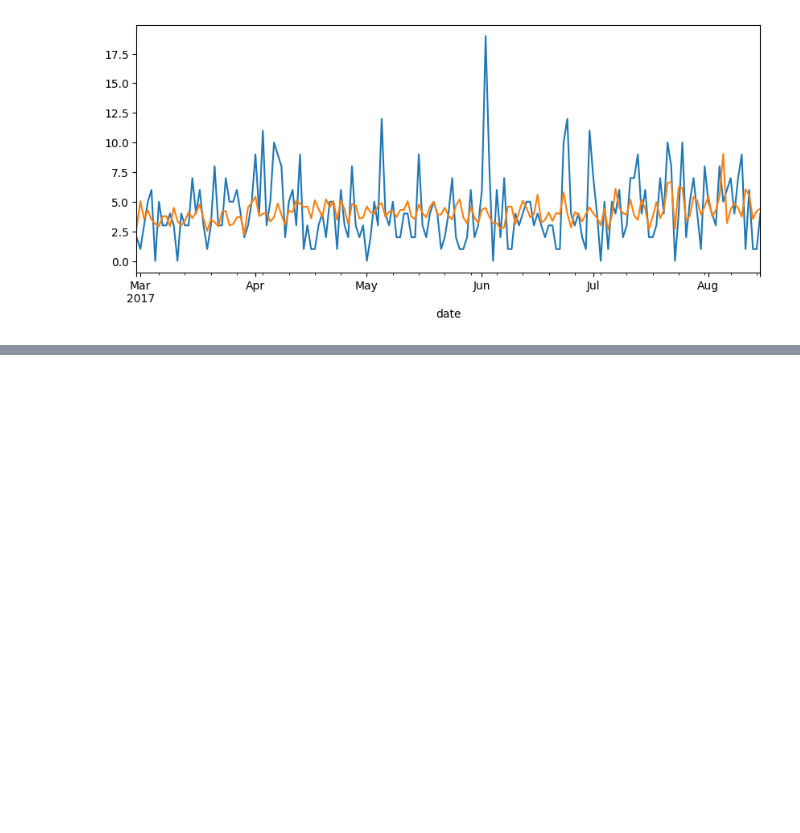
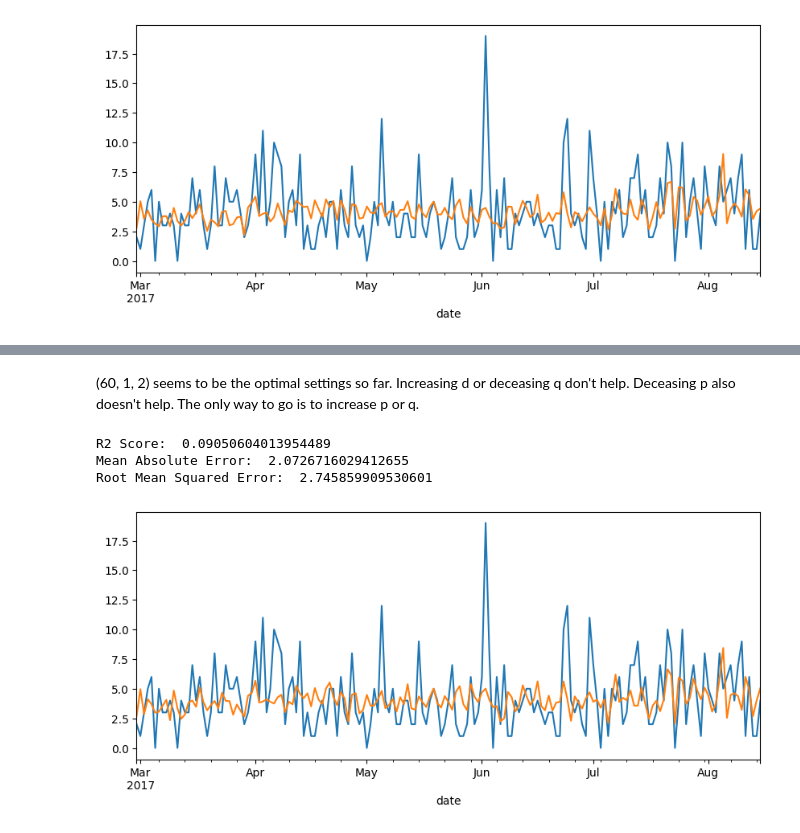
Before and after one commit to Nasibul/e-commerce, a Jupyter notebook: ml-inventory/New Folder/Advanced ARIMA.ipynb, the cells around one changed output, grey strips where cells are left out. Cells and saved outputs as stored; diff of their text form; code cells hidden in the pictures; blank space fills up the shorter version.

```diff
--- a/ml-inventory/New Folder/Advanced ARIMA.ipynb
+++ b/ml-inventory/New Folder/Advanced ARIMA.ipynb
@@ -601,0 +627,10 @@ Root Mean Squared Error:  2.7654585887349667
+# %% [markdown]
+(60, 1, 2) seems to be the optimal settings so far. Increasing d or deceasing q don't help. Deceasing p also doesn't help. The only way to go is to increase p or q.
+# %%
+model14 = sm.tsa.arima.model.ARIMA(df.sales, exog=exog, order=(60, 1, 10))
+compare_to_test(model14, df_test, df_train)
+# %% [output]
+R2 Score:  0.09050604013954489
+Mean Absolute Error:  2.0726716029412655
+Root Mean Squared Error:  2.745859909530601
+[figure, added]
```
Also changed, not shown: parts of 22 cells of this notebook.
